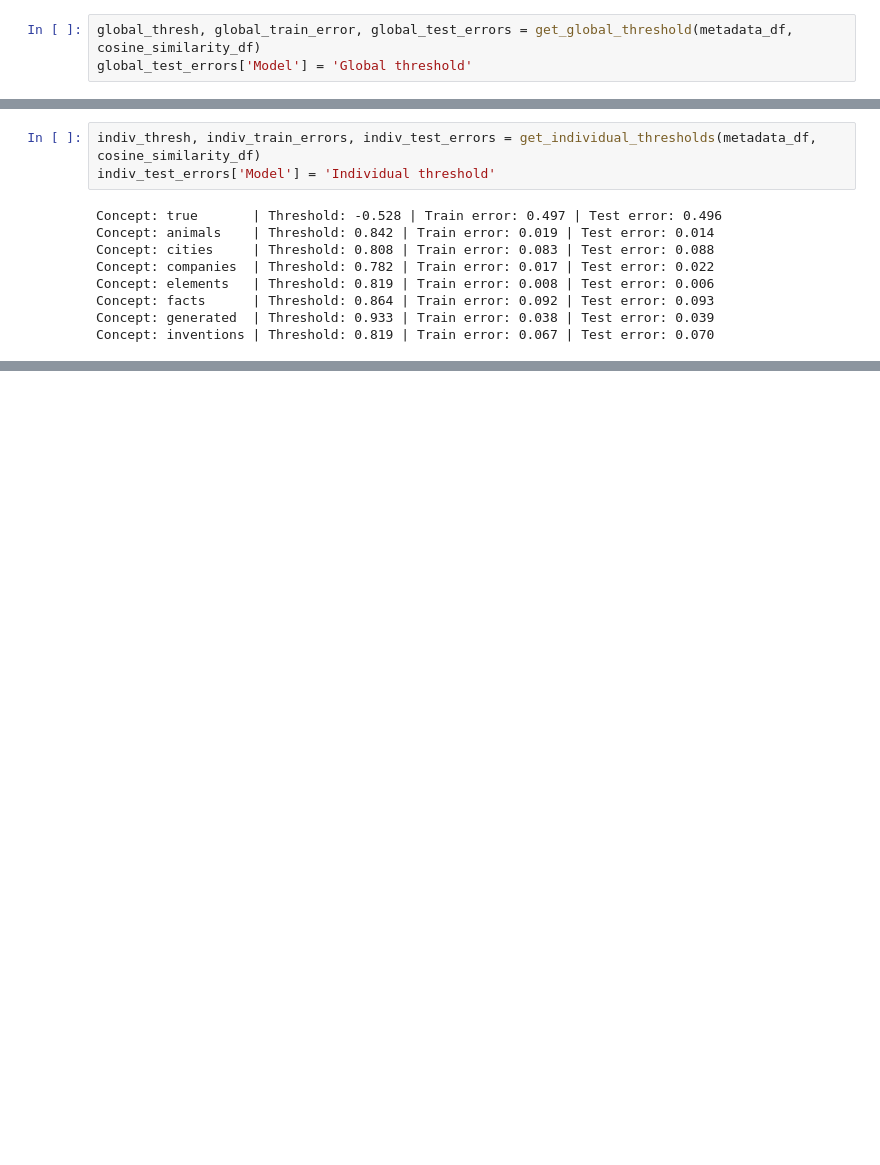
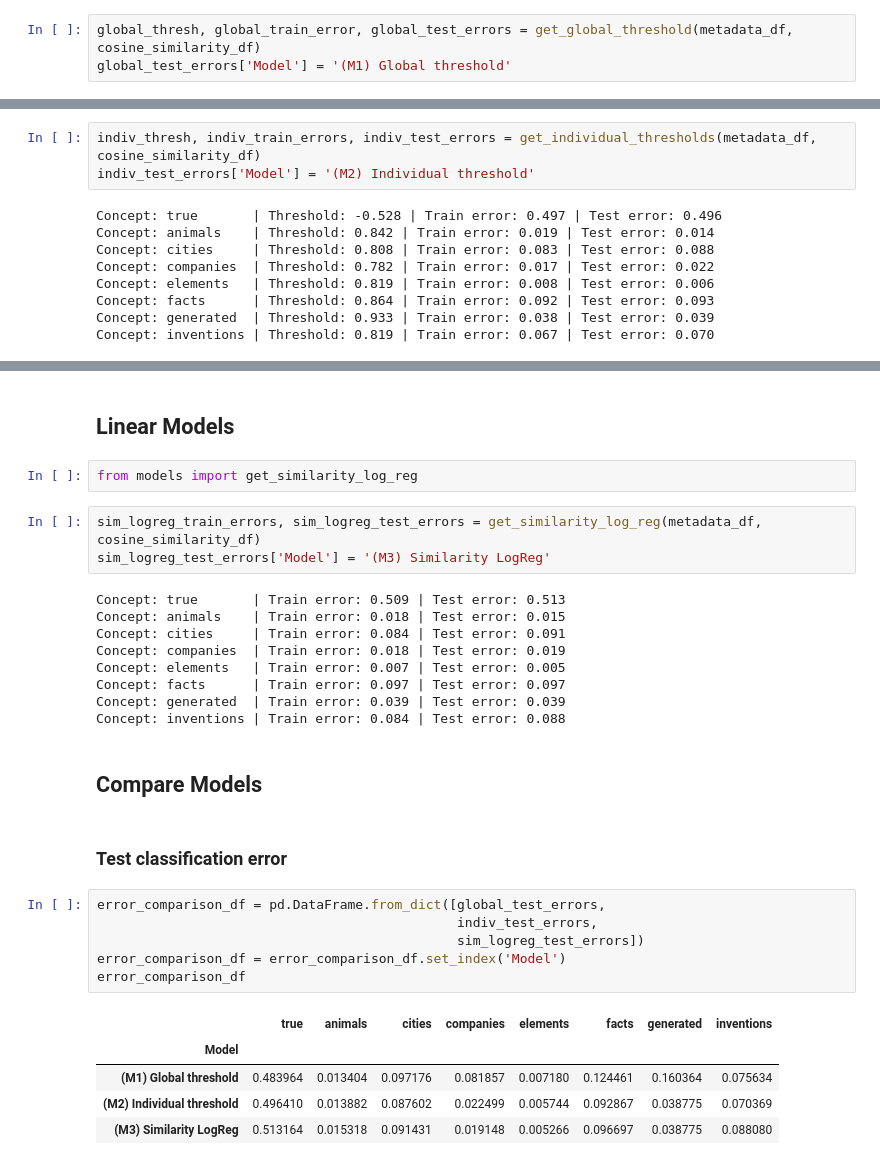
Before and after one commit to cassandra-goldberg/Calibrated_Concepts, a Jupyter notebook: Experiments/Process-TrueFalseDataset.ipynb, the cells around one changed output, grey strips where cells are left out. Drawn from its saved outputs; the diff is of its cells as text; blank space fills up the shorter version.

Commit message:
Add cosine similarity logistic regression model (M3)

```diff
--- a/Experiments/Process-TrueFalseDataset.ipynb
+++ b/Experiments/Process-TrueFalseDataset.ipynb
@@ -269,7 +265,7 @@ Saving image... Done.
 from models import get_global_threshold, get_individual_thresholds
 # %%
 global_thresh, global_train_error, global_test_errors = get_global_threshold(metadata_df, cosine_similarity_df)
-global_test_errors['Model'] = 'Global threshold'
+global_test_errors['Model'] = '(M1) Global threshold'
 # %% [output]
 Global threshold: 0.834 | Train error: 0.129
 Concept: true       | Test error: 0.484
@@ -282,7 +278,7 @@ Concept: generated  | Test error: 0.160
 Concept: inventions | Test error: 0.076
 # %%
 indiv_thresh, indiv_train_errors, indiv_test_errors = get_individual_thresholds(metadata_df, cosine_similarity_df)
-indiv_test_errors['Model'] = 'Individual threshold'
+indiv_test_errors['Model'] = '(M2) Individual threshold'
 # %% [output]
 Concept: true       | Threshold: -0.528 | Train error: 0.497 | Test error: 0.496
 Concept: animals    | Threshold: 0.842 | Train error: 0.019 | Test error: 0.014
@@ -303,0 +291,32 @@ error_comparison_df
+# %% [markdown]
+## Linear Models
+# %%
+from models import get_similarity_log_reg
+# %%
+sim_logreg_train_errors, sim_logreg_test_errors = get_similarity_log_reg(metadata_df, cosine_similarity_df)
+sim_logreg_test_errors['Model'] = '(M3) Similarity LogReg'
+# %% [output]
+Concept: true       | Train error: 0.509 | Test error: 0.513
+Concept: animals    | Train error: 0.018 | Test error: 0.015
+Concept: cities     | Train error: 0.084 | Test error: 0.091
+Concept: companies  | Train error: 0.018 | Test error: 0.019
+Concept: elements   | Train error: 0.007 | Test error: 0.005
+Concept: facts      | Train error: 0.097 | Test error: 0.097
+Concept: generated  | Train error: 0.039 | Test error: 0.039
+Concept: inventions | Train error: 0.084 | Test error: 0.088
+# %% [markdown]
+## Compare Models
+# %% [markdown]
+### Test classification error
+# %%
+error_comparison_df = pd.DataFrame.from_dict([global_test_errors,
+                                              indiv_test_errors,
+                                              sim_logreg_test_errors])
+error_comparison_df = error_comparison_df.set_index('Model')
+error_comparison_df
+# %% [output]
+|  | true | animals | cities | companies | elements | facts | generated | inventions |
+| Model |  |  |  |  |  |  |  |  |
+| (M1) Global threshold | 0.483964 | 0.013404 | 0.097176 | 0.081857 | 0.007180 | 0.124461 | 0.160364 | 0.075634 |
+| (M2) Individual threshold | 0.496410 | 0.013882 | 0.087602 | 0.022499 | 0.005744 | 0.092867 | 0.038775 | 0.070369 |
+| (M3) Similarity LogReg | 0.513164 | 0.015318 | 0.091431 | 0.019148 | 0.005266 | 0.096697 | 0.038775 | 0.088080 |
```
Also changed, not shown: parts of 2 cells of this notebook, 1 other file.
